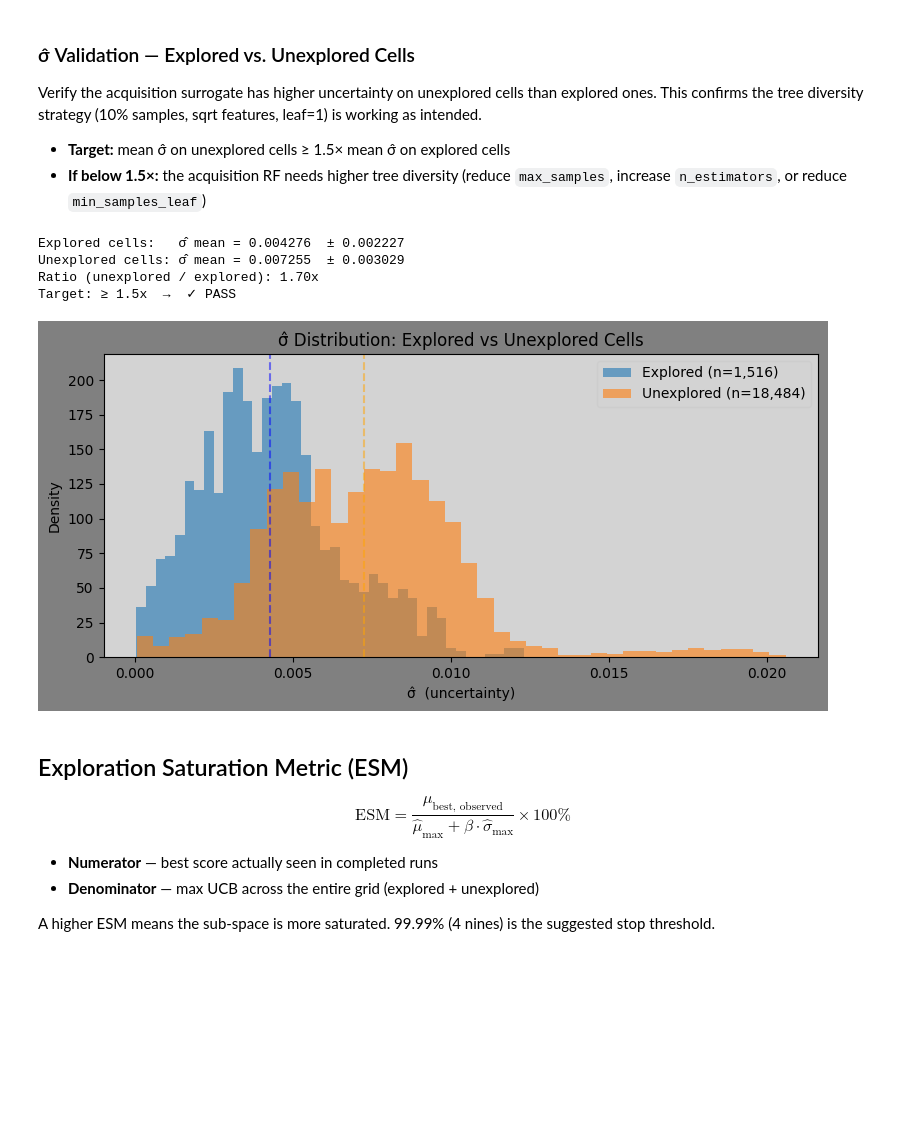
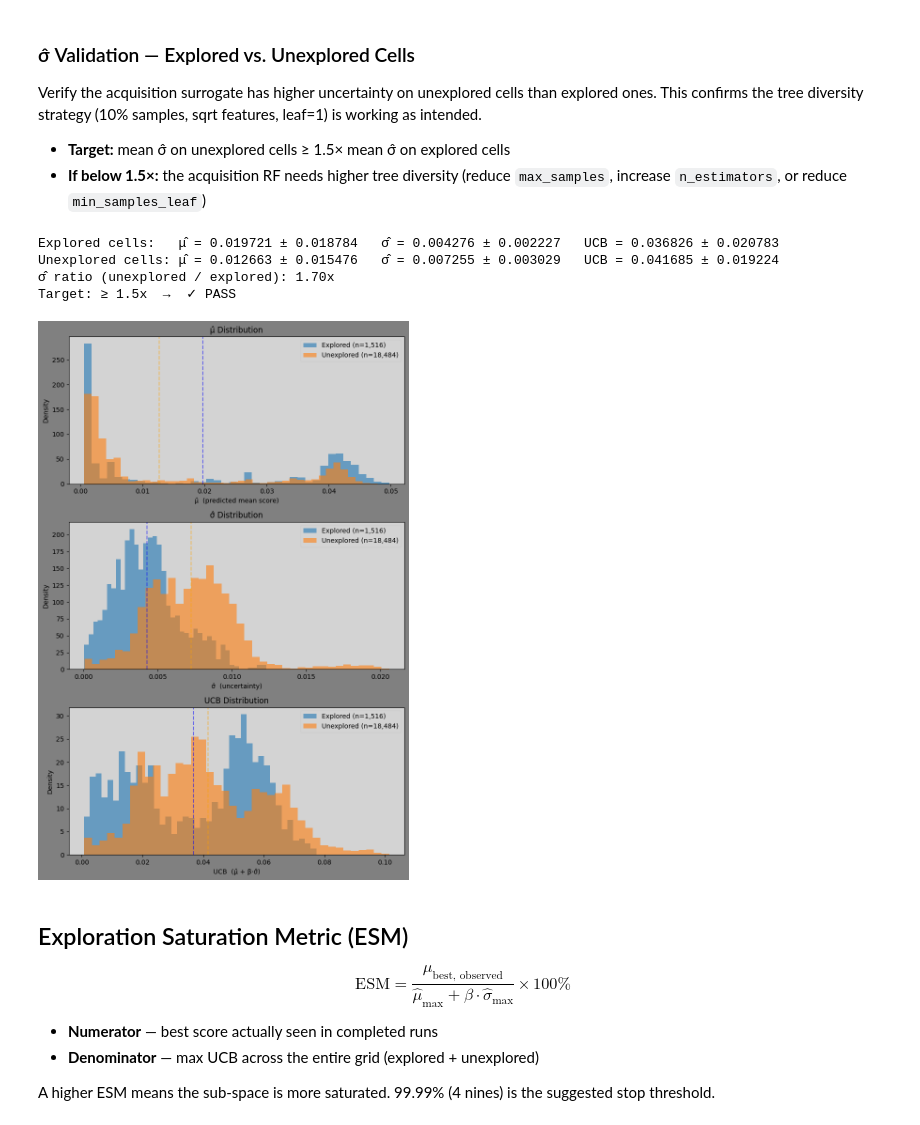
Before and after one commit to chaald/peppermint-matrix, a Jupyter notebook: notebooks/parameter_analysis/surrogate_model.ipynb, the cells around one changed output. Saved outputs shown, nothing was run; the diff lists cells and outputs as text; code cells hidden in the pictures; blank space fills up the shorter version.

```diff
--- a/notebooks/parameter_analysis/surrogate_model.ipynb
+++ b/notebooks/parameter_analysis/surrogate_model.ipynb
@@ -46,7 +46,7 @@ parsed_target = parse_score_metric(target_spec)
 target_metric = "target"
 
 # UCB exploration weight — shared with the downstream UCB search feature
-beta = 1.0
+beta = 4.0
 
 # Hyperparameter columns to use as surrogate features.
 # parameter_space (the list of discrete values per column) is derived automatically
@@ -549,39 +560,70 @@ Verify the acquisition surrogate has higher uncertainty on unexplored cells than
 - **Target:** mean σ̂ on unexplored cells ≥ 1.5× mean σ̂ on explored cells
 - **If below 1.5×:** the acquisition RF needs higher tree diversity (reduce `max_samples`, increase `n_estimators`, or reduce `min_samples_leaf`)
 # %%
-# Compute σ̂ for explored vs unexplored cells across the full grid
+# Compute μ̂, σ̂, and UCB for explored vs unexplored cells across the full grid
+explored_mu = full_grid.filter(pl.col("explored"))["mu_hat"]
+unexplored_mu = full_grid.filter(~pl.col("explored"))["mu_hat"]
 explored_sigma = full_grid.filter(pl.col("explored"))["sigma_hat"]
 unexplored_sigma = full_grid.filter(~pl.col("explored"))["sigma_hat"]
+explored_ucb = full_grid.filter(pl.col("explored"))["ucb"]
+unexplored_ucb = full_grid.filter(~pl.col("explored"))["ucb"]
 
-# Convert to numpy for statistics
-explored_sigma_np = explored_sigma.to_numpy()
-unexplored_sigma_np = unexplored_sigma.to_numpy()
+explored_mu_vector = explored_mu.to_numpy()
+unexplored_mu_vector = unexplored_mu.to_numpy()
+explored_sigma_vector = explored_sigma.to_numpy()
+unexplored_sigma_vector = unexplored_sigma.to_numpy()
+explored_ucb_vector = explored_ucb.to_numpy()
+unexplored_ucb_vector = unexplored_ucb.to_numpy()
 
-ratio = unexplored_sigma_np.mean() / explored_sigma_np.mean() if explored_sigma_np.mean() > 0 else float('inf')
+sigma_ratio = unexplored_sigma_vector.mean() / explored_sigma_vector.mean() if explored_sigma_vector.mean() > 0 else float('inf')
 
-print(f"Explored cells:   σ̂ mean = {explored_sigma_np.mean():.6f}  ± {explored_sigma_np.std():.6f}")
-print(f"Unexplored cells: σ̂ mean = {unexplored_sigma_np.mean():.6f}  ± {unexplored_sigma_np.std():.6f}")
-print(f"Ratio (unexplored / explored): {ratio:.2f}x")
-print(f"Target: ≥ 1.5x  →  {'✓ PASS' if ratio >= 1.5 else '✗ FAIL — consider adjusting hyperparams'}")
+print(f"Explored cells:   μ̂ = {explored_mu_vector.mean():.6f} ± {explored_mu_vector.std():.6f}   σ̂ = {explored_sigma_vector.mean():.6f} ± {explored_sigma_vector.std():.6f}   UCB = {explored_ucb_vector.mean():.6f} ± {explored_ucb_vector.std():.6f}")
+print(f"Unexplored cells: μ̂ = {unexplored_mu_vector.mean():.6f} ± {unexplored_mu_vector.std():.6f}   σ̂ = {unexplored_sigma_vector.mean():.6f} ± {unexplored_sigma_vector.std():.6f}   UCB = {unexplored_ucb_vector.mean():.6f} ± {unexplored_ucb_vector.std():.6f}")
+print(f"σ̂ ratio (unexplored / explored): {sigma_ratio:.2f}x")
+print(f"Target: ≥ 1.5x  →  {'✓ PASS' if sigma_ratio >= 1.5 else '✗ FAIL — consider adjusting hyperparams'}")
 
-# Histogram comparison
-fig, ax = plt.subplots(figsize=(8, 4))
-ax.hist(explored_sigma_np, bins=40, alpha=0.6, density=True, label=f"Explored (n={len(explored_sigma_np):,})")
-ax.hist(unexplored_sigma_np, bins=40, alpha=0.6, density=True, label=f"Unexplored (n={len(unexplored_sigma_np):,})")
-ax.axvline(explored_sigma_np.mean(), color='blue', linestyle='--', alpha=0.5)
-ax.axvline(unexplored_sigma_np.mean(), color='orange', linestyle='--', alpha=0.5)
-ax.set_xlabel("σ̂  (uncertainty)")
-ax.set_ylabel("Density")
-ax.set_title("σ̂ Distribution: Explored vs Unexplored Cells")
-ax.legend()
+# Histogram comparison — μ̂, σ̂, and UCB side by side
+axes: List[plt.Axes]
+fig, axes = plt.subplots(3, 1, figsize=(8, 12))
+
+# μ̂ distribution
+axes[0].hist(explored_mu_vector, bins=40, alpha=0.6, density=True, label=f"Explored (n={len(explored_mu_vector):,})")
+axes[0].hist(unexplored_mu_vector, bins=40, alpha=0.6, density=True, label=f"Unexplored (n={len(unexplored_mu_vector):,})")
+axes[0].axvline(explored_mu_vector.mean(), color='blue', linestyle='--', alpha=0.5)
+axes[0].axvline(unexplored_mu_vector.mean(), color='orange', linestyle='--', alpha=0.5)
+axes[0].set_xlabel("μ̂  (predicted mean score)")
+axes[0].set_ylabel("Density")
+axes[0].set_title("μ̂ Distribution")
+axes[0].legend()
+
+# σ̂ distribution
+axes[1].hist(explored_sigma_vector, bins=40, alpha=0.6, density=True, label=f"Explored (n={len(explored_sigma_vector):,})")
+axes[1].hist(unexplored_sigma_vector, bins=40, alpha=0.6, density=True, label=f"Unexplored (n={len(unexplored_sigma_vector):,})")
+axes[1].axvline(explored_sigma_vector.mean(), color='blue', linestyle='--', alpha=0.5)
+axes[1].axvline(unexplored_sigma_vector.mean(), color='orange', linestyle='--', alpha=0.5)
+axes[1].set_xlabel("σ̂  (uncertainty)")
+axes[1].set_ylabel("Density")
+axes[1].set_title("σ̂ Distribution")
+axes[1].legend()
+
+# UCB distribution
+axes[2].hist(explored_ucb_vector, bins=40, alpha=0.6, density=True, label=f"Explored (n={len(explored_ucb_vector):,})")
+axes[2].hist(unexplored_ucb_vector, bins=40, alpha=0.6, density=True, label=f"Unexplored (n={len(unexplored_ucb_vector):,})")
+axes[2].axvline(explored_ucb_vector.mean(), color='blue', linestyle='--', alpha=0.5)
+axes[2].axvline(unexplored_ucb_vector.mean(), color='orange', linestyle='--', alpha=0.5)
+axes[2].set_xlabel("UCB  (μ̂ + β·σ̂)")
+axes[2].set_ylabel("Density")
+axes[2].set_title("UCB Distribution")
+axes[2].legend()
+
 plt.tight_layout()
 plt.show()
 # %% [output]
-Explored cells:   σ̂ mean = 0.004276  ± 0.002227
-Unexplored cells: σ̂ mean = 0.007255  ± 0.003029
-Ratio (unexplored / explored): 1.70x
+Explored cells:   μ̂ = 0.019721 ± 0.018784   σ̂ = 0.004276 ± 0.002227   UCB = 0.036826 ± 0.020783
+Unexplored cells: μ̂ = 0.012663 ± 0.015476   σ̂ = 0.007255 ± 0.003029   UCB = 0.041685 ± 0.019224
+σ̂ ratio (unexplored / explored): 1.70x
 Target: ≥ 1.5x  →  ✓ PASS
-[figure, old version]
+[figure, new version]
 # %% [markdown]
 ## Exploration Saturation Metric (ESM)
 
```
Also changed, not shown: parts of 3 cells of this notebook, 1 other file.
